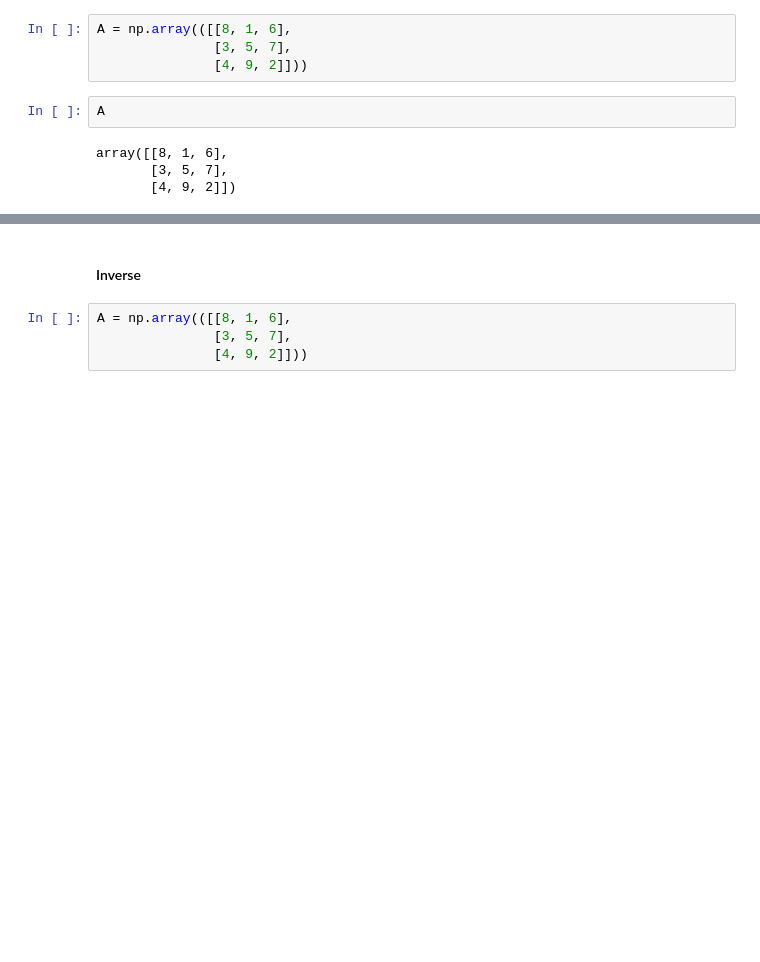
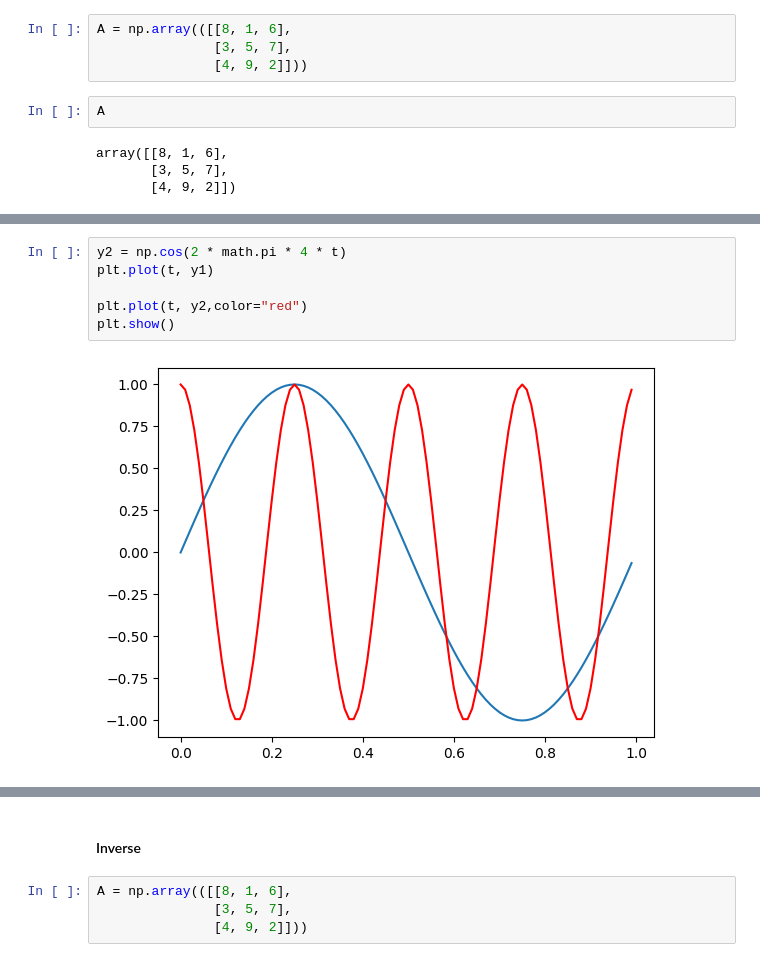
Before and after one commit to naeimrezaeian/ML_2024, a Jupyter notebook: Seminars/Python_for_ML_2024.ipynb, the cells around one changed output, grey strips where cells are left out. Drawn from its saved outputs; the diff is of its cells as text; blank space fills up the shorter version.

```diff
--- a/Seminars/Python_for_ML_2024.ipynb
+++ b/Seminars/Python_for_ML_2024.ipynb
@@ -491,0 +1046,8 @@ array([[8, 1, 6],
+# %%
+y2 = np.cos(2 * math.pi * 4 * t)
+plt.plot(t, y1)
+
+plt.plot(t, y2,color="red")
+plt.show()
+# %% [output]
+[figure, added]
```
Also changed, not shown: parts of 165 cells of this notebook, 11 other files.
